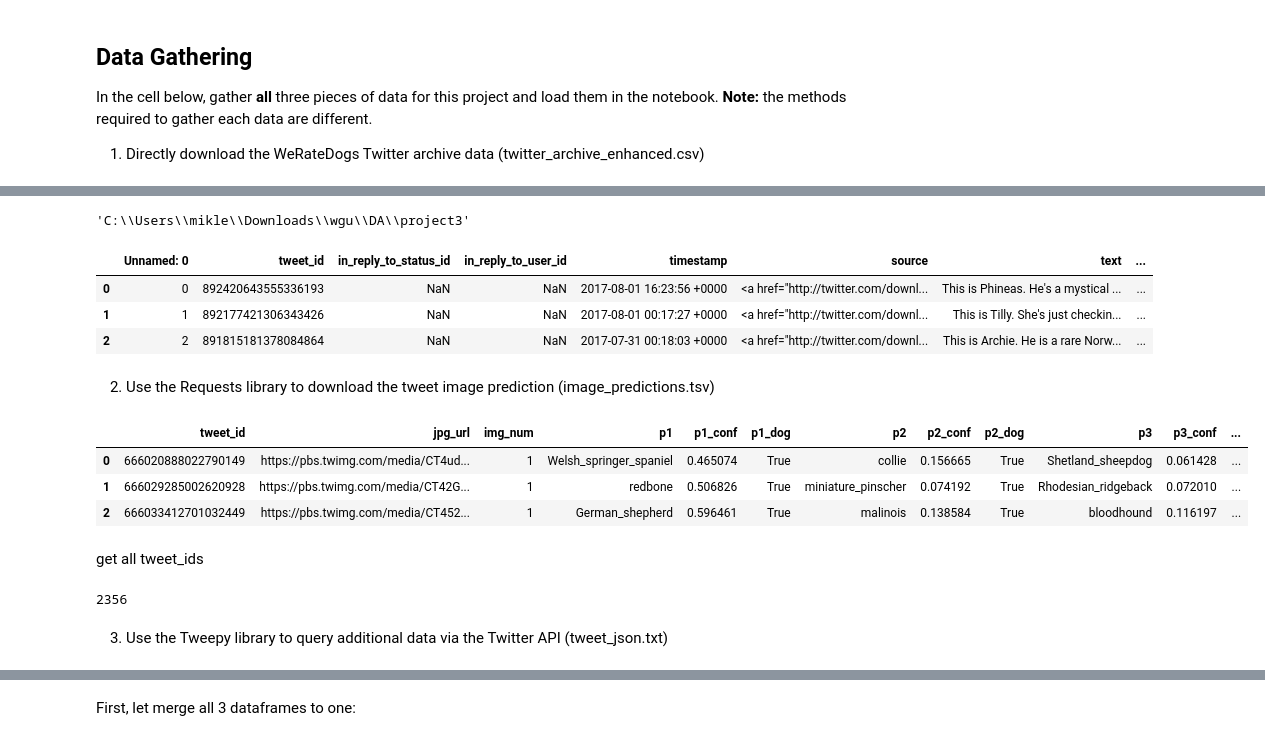
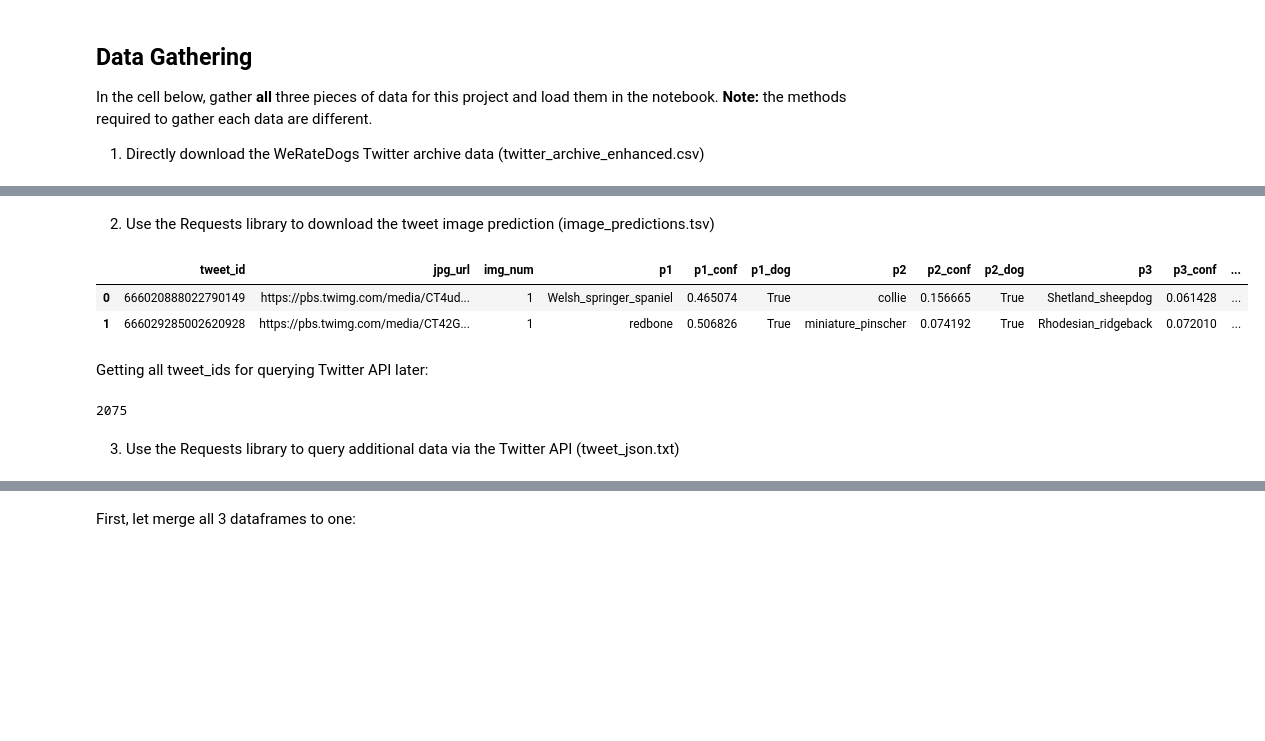
Before and after one commit to mikleg/Wrangle_analyse_data_WeRateDogs, a Jupyter notebook: wrangle_act.ipynb, the cells around one changed output, grey strips where cells are left out. Saved outputs shown, nothing was run; the diff lists cells and outputs as text; code cells hidden in the pictures; blank space fills up the shorter version.

```diff
--- a/wrangle_act.ipynb
+++ b/wrangle_act.ipynb
@@ -18,44 +39,38 @@ import numpy as np
 # %%
-cwd = os.getcwd()
+cwd = os.getcwd() #working directory
 base_path = os.getcwd()
-cwd
-# %% [output]
-'C:\\Users\\mikle\\Downloads\\wgu\\DA\\project3'
 # %%
 def file_exists(base_p, file_name):
     return(os.path.exists(os.path.join(base_p, file_name)))
 # %%
+#if the file does not exist, download it to the working directory.
 if (not(file_exists(base_path,"twitter-archive-enhanced.csv"))):
     url = 'https://d17h27t6h515a5.cloudfront.net/topher/2017/August/59a4e958_twitter-archive-enhanced/twitter-archive-enhanced.csv'
     file_to_read = urllib.request.urlopen(url)
     df_ta = pd.read_csv(file_to_read)
-    df_ta.to_csv(tw_arch_file)
+    df_ta.to_csv(os.path.join(base_path, "twitter-archive-enhanced.csv"))
 else:
     file_to_read = os.path.join(base_path, "twitter-archive-enhanced.csv")
     df_ta = pd.read_csv(file_to_read)
-# %% [output]
-|  | Unnamed: 0 | tweet_id | in_reply_to_status_id | in_reply_to_user_id | timestamp | source | text | ... |
-| 0 | 0 | 892420643555336193 | NaN | NaN | 2017-08-01 16:23:56 +0000 | <a href="http://twitter.com/downl... | This is Phineas. He's a mystical ... | ... |
-| 1 | 1 | 892177421306343426 | NaN | NaN | 2017-08-01 00:17:27 +0000 | <a href="http://twitter.com/downl... | This is Tilly. She's just checkin... | ... |
-| 2 | 2 | 891815181378084864 | NaN | NaN | 2017-07-31 00:18:03 +0000 | <a href="http://twitter.com/downl... | This is Archie. He is a rare Norw... | ... |
 # %% [markdown]
 2. Use the Requests library to download the tweet image prediction (image_predictions.tsv)
 # %%
 url = 'https://d17h27t6h515a5.cloudfront.net/topher/2017/August/599fd2ad_image-predictions/image-predictions.tsv'
 response = urllib.request.urlopen(url)
 df_ipr = pd.read_csv(response, sep = '\t')
+df_ipr.to_csv('image-predictions.tsv')
+df_ipr.head(2)
 # %% [output]
 |  | tweet_id | jpg_url | img_num | p1 | p1_conf | p1_dog | p2 | p2_conf | p2_dog | p3 | p3_conf | ... |
 | 0 | 666020888022790149 | https://pbs.twimg.com/media/CT4ud... | 1 | Welsh_springer_spaniel | 0.465074 | True | collie | 0.156665 | True | Shetland_sheepdog | 0.061428 | ... |
 | 1 | 666029285002620928 | https://pbs.twimg.com/media/CT42G... | 1 | redbone | 0.506826 | True | miniature_pinscher | 0.074192 | True | Rhodesian_ridgeback | 0.072010 | ... |
-| 2 | 666033412701032449 | https://pbs.twimg.com/media/CT452... | 1 | German_shepherd | 0.596461 | True | malinois | 0.138584 | True | bloodhound | 0.116197 | ... |
-# %% [markdown]
-get all tweet_ids
+# %% [markdown]
+Getting all tweet_ids for querying Twitter API later:
 # %%
 tweet_ids = df_ta['tweet_id'].astype(str)
-tweet_ids.shape[0]
+df_ipr.shape[0]
 # %% [output]
-2356
+2075
 # %% [markdown]
-3. Use the Tweepy library to query additional data via the Twitter API (tweet_json.txt)
+3. Use the Requests library to query additional data via the Twitter API (tweet_json.txt)
 # %%
```
Also changed, not shown: parts of 79 cells of this notebook, 2 other files.
